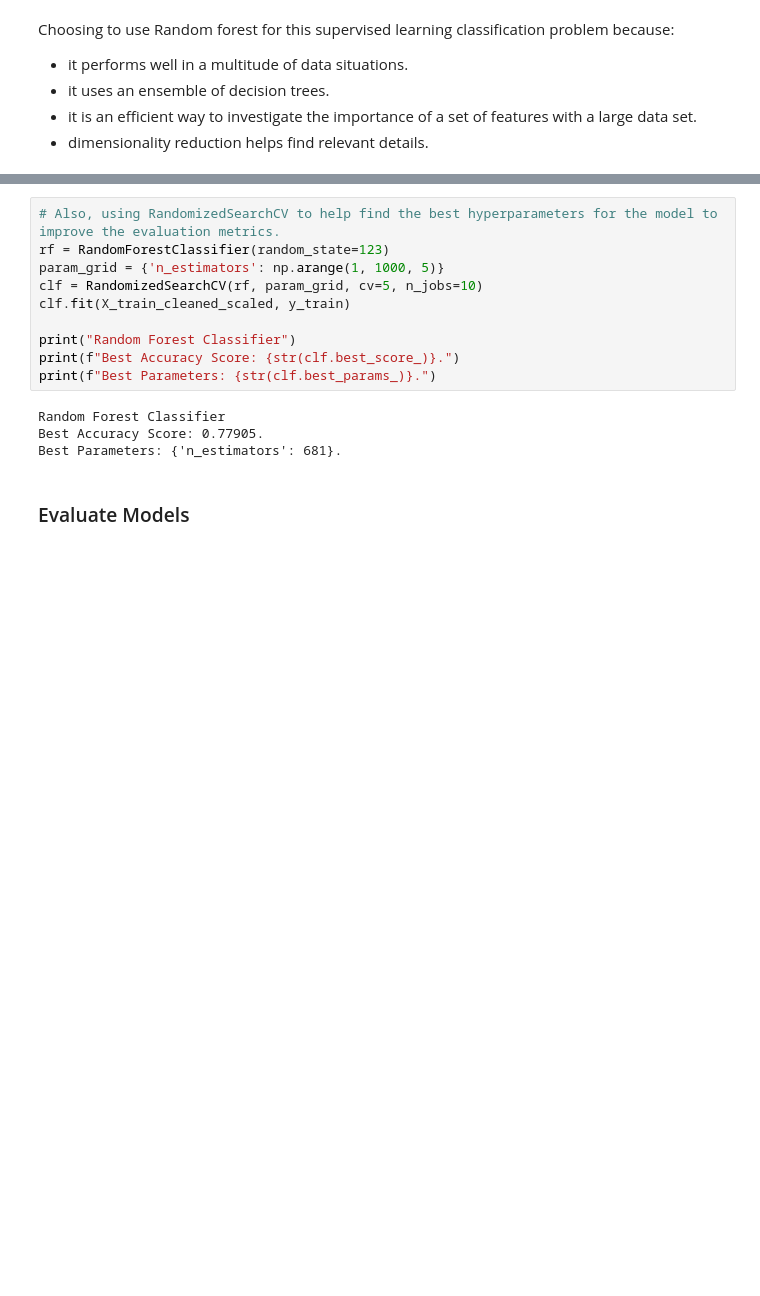
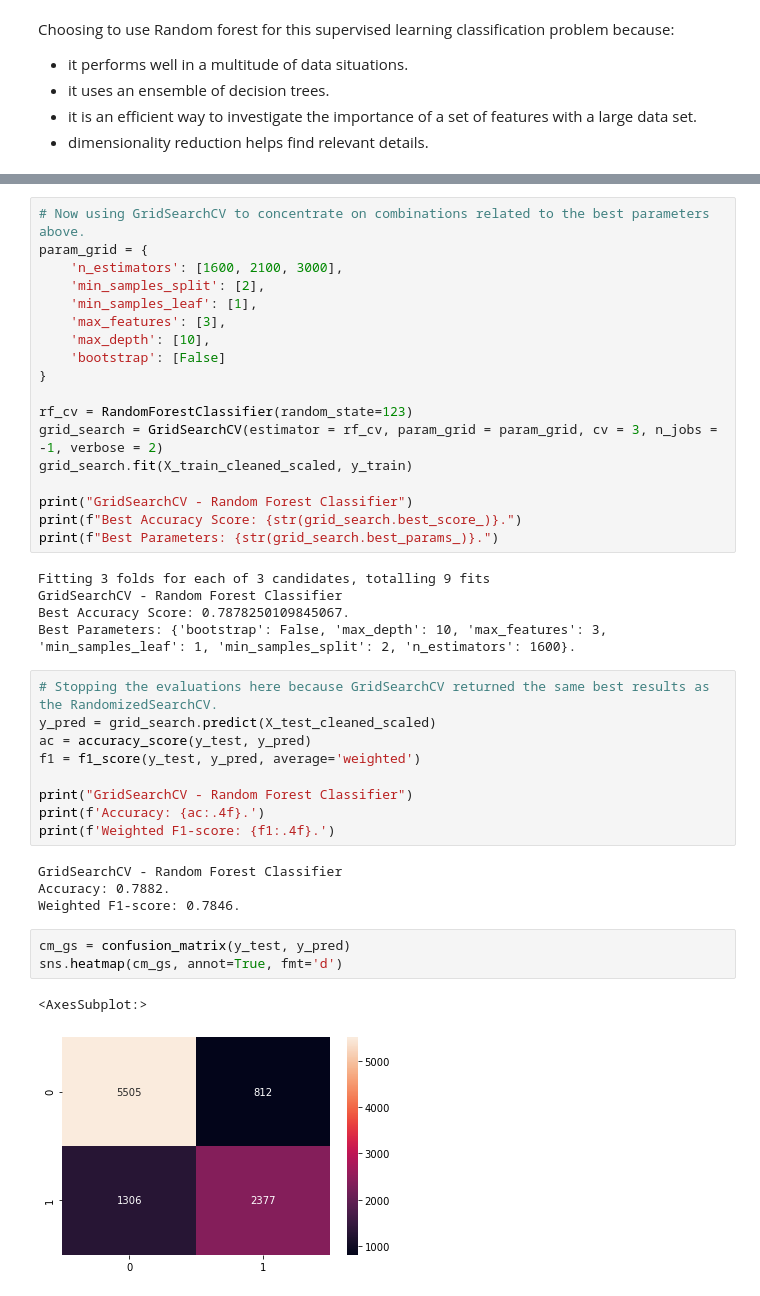
Before and after one commit to JasonCaldwellMBA/Ultimate_Challenge, a Jupyter notebook: Part_3_Predictive_modeling.ipynb, the cells around one changed output, grey strips where cells are left out. Drawn from its saved outputs; the diff is of its cells as text; blank space fills up the shorter version.

```diff
--- a/Part_3_Predictive_modeling.ipynb
+++ b/Part_3_Predictive_modeling.ipynb
@@ -365,16 +422,42 @@ Choosing to use Random forest for this supervised learning classification proble
 # %%
-# Also, using RandomizedSearchCV to help find the best hyperparameters for the model to improve the evaluation metrics.
-rf = RandomForestClassifier(random_state=123)
-param_grid = {'n_estimators': np.arange(1, 1000, 5)}
-clf = RandomizedSearchCV(rf, param_grid, cv=5, n_jobs=10)
-clf.fit(X_train_cleaned_scaled, y_train)
+# Now using GridSearchCV to concentrate on combinations related to the best parameters above.
+param_grid = {
+    'n_estimators': [1600, 2100, 3000],
+    'min_samples_split': [2],
+    'min_samples_leaf': [1],
+    'max_features': [3],
+    'max_depth': [10],
+    'bootstrap': [False]
+}
 
-print("Random Forest Classifier")
-print(f"Best Accuracy Score: {str(clf.best_score_)}.")
-print(f"Best Parameters: {str(clf.best_params_)}.")
+rf_cv = RandomForestClassifier(random_state=123)
+grid_search = GridSearchCV(estimator = rf_cv, param_grid = param_grid, cv = 3, n_jobs = -1, verbose = 2)
+grid_search.fit(X_train_cleaned_scaled, y_train)
+
+print("GridSearchCV - Random Forest Classifier")
+print(f"Best Accuracy Score: {str(grid_search.best_score_)}.")
+print(f"Best Parameters: {str(grid_search.best_params_)}.")
 # %% [output]
-Random Forest Classifier
-Best Accuracy Score: 0.77905.
-Best Parameters: {'n_estimators': 681}.
+Fitting 3 folds for each of 3 candidates, totalling 9 fits
+GridSearchCV - Random Forest Classifier
+Best Accuracy Score: 0.7878250109845067.
+Best Parameters: {'bootstrap': False, 'max_depth': 10, 'max_features': 3, 'min_samples_leaf': 1, 'min_samples_split': 2, 'n_estimators': 1600}.
-# %% [markdown]
-### Evaluate Models
+# %%
+# Stopping the evaluations here because GridSearchCV returned the same best results as the RandomizedSearchCV.
+y_pred = grid_search.predict(X_test_cleaned_scaled)
+ac = accuracy_score(y_test, y_pred)
+f1 = f1_score(y_test, y_pred, average='weighted')
+
+print("GridSearchCV - Random Forest Classifier")
+print(f'Accuracy: {ac:.4f}.')
+print(f'Weighted F1-score: {f1:.4f}.')
+# %% [output]
+GridSearchCV - Random Forest Classifier
+Accuracy: 0.7882.
+Weighted F1-score: 0.7846.
+# %%
+cm_gs = confusion_matrix(y_test, y_pred)
+sns.heatmap(cm_gs, annot=True, fmt='d')
+# %% [output]
+<AxesSubplot:>
+[figure, added]
```
Also changed, not shown: parts of 10 cells of this notebook.
